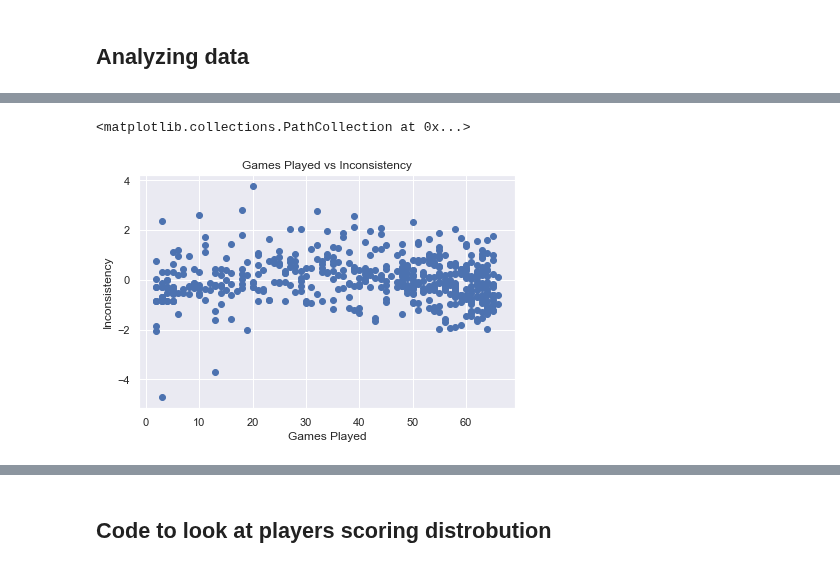
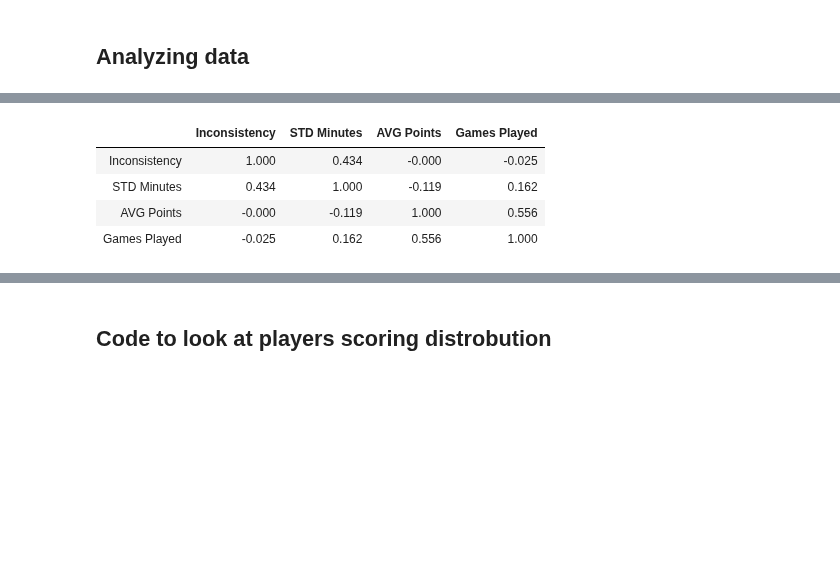
Before and after one commit to benrogers31/Finding-_Inconsistent_NBA_Players, a Jupyter notebook: Measuring_Inconsistency.ipynb, the cells around one changed output, grey strips where cells are left out. Drawn from its saved outputs; the diff is of its cells as text; code cells hidden in the pictures; blank space fills up the shorter version.

```diff
--- a/Measuring_Inconsistency.ipynb
+++ b/Measuring_Inconsistency.ipynb
@@ -250,9 +324,8 @@ pylab.scatter( df['STD Minutes'],df['Inconsistency'])
-# %%
-pylab.title("Games Played vs Inconsistency")
-pylab.xlabel("Games Played")
-pylab.ylabel("Inconsistency")
-
-pylab.scatter( df['Games Played'],df['Inconsistency'])
-# %% [output]
-<matplotlib.collections.PathCollection at 0x...>
-[figure, removed]
+# %%
+df.corr().round(3)
+# %% [output]
+|  | Inconsistency | STD Minutes | AVG Points | Games Played |
+| Inconsistency | 1.000 | 0.434 | -0.000 | -0.025 |
+| STD Minutes | 0.434 | 1.000 | -0.119 | 0.162 |
+| AVG Points | -0.000 | -0.119 | 1.000 | 0.556 |
+| Games Played | -0.025 | 0.162 | 0.556 | 1.000 |
```
Also changed, not shown: parts of 23 cells of this notebook, 2 other files.
